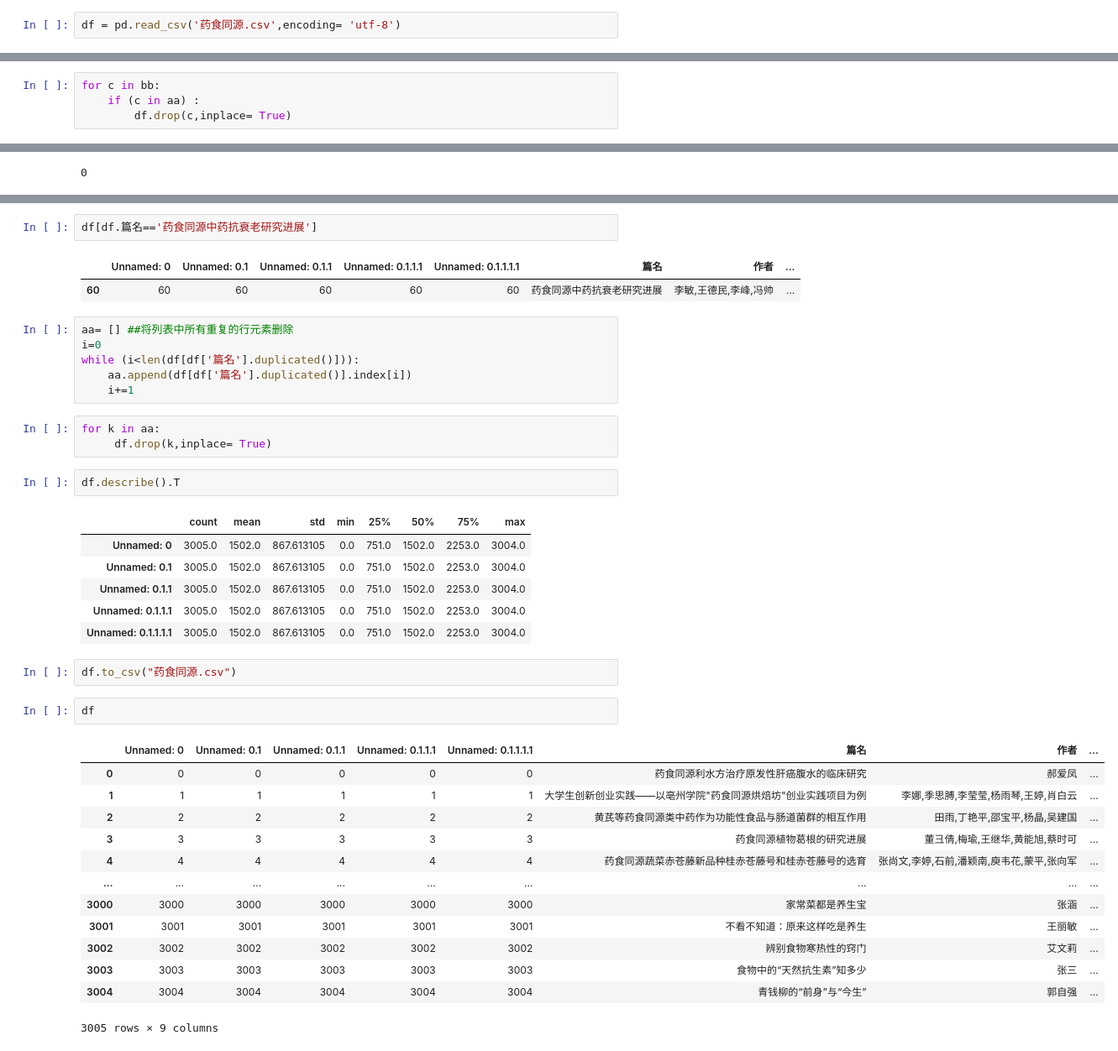
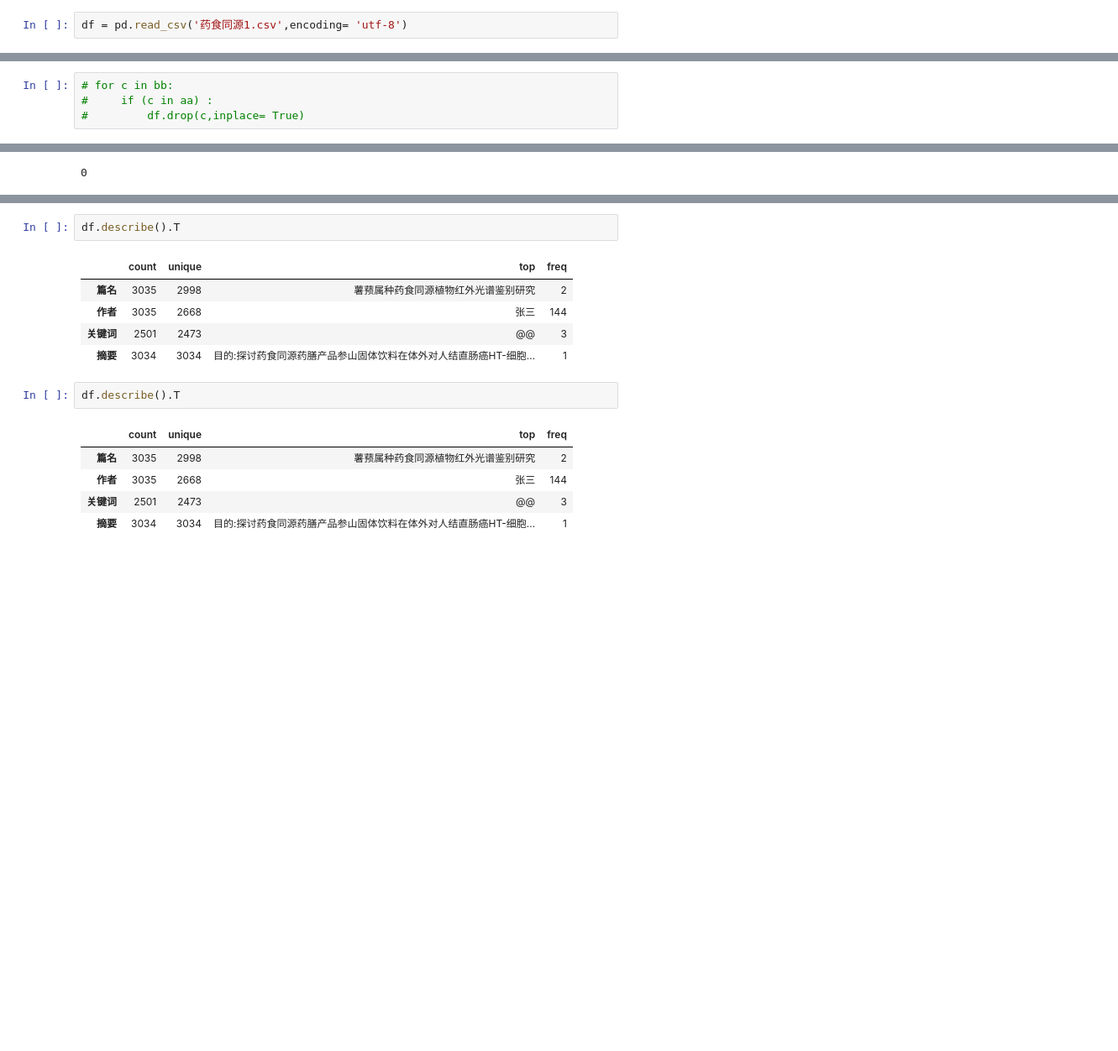
Before and after one commit to hhlcode/pythonlearn, a Jupyter notebook: 药食同源/药食同源数据清洗.ipynb, the cells around one changed output, grey strips where cells are left out. Shown: that part at 84% size. Saved outputs shown, nothing was run; the diff lists cells and outputs as text; blank space fills up the shorter version.

```diff
--- a/药食同源/药食同源数据清洗.ipynb
+++ b/药食同源/药食同源数据清洗.ipynb
@@ -6,7 +6,7 @@ import jieba
 %matplotlib inline
 #jupyter notebook一定运行这一行代码，在cell中显示图形
 # %%
-df = pd.read_csv('药食同源.csv',encoding= 'utf-8')
+df = pd.read_csv('药食同源1.csv',encoding= 'utf-8')
 # %%
 df.info()#了解数据结构，说明这个数据中有很多空数据
 # %% [output]
@@ -141,4 +98,4 @@ i
 # %%
-for c in bb:
-    if (c in aa) :
-        df.drop(c,inplace= True)
+# for c in bb:
+#     if (c in aa) :
+#         df.drop(c,inplace= True)
@@ -196,41 +160,16 @@ df.describe().T
-# %%
-df[df.篇名=='药食同源中药抗衰老研究进展']
-# %% [output]
-|  | Unnamed: 0 | Unnamed: 0.1 | Unnamed: 0.1.1 | Unnamed: 0.1.1.1 | Unnamed: 0.1.1.1.1 | 篇名 | 作者 | ... |
-| 60 | 60 | 60 | 60 | 60 | 60 | 药食同源中药抗衰老研究进展 | 李敏,王德民,李峰,冯帅 | ... |
-# %%
-aa= [] ##将列表中所有重复的行元素删除
-i=0
-while (i<len(df[df['篇名'].duplicated()])):
-    aa.append(df[df['篇名'].duplicated()].index[i])
-    i+=1
-# %%
-for k in aa:
-     df.drop(k,inplace= True)
 # %%
 df.describe().T
 # %% [output]
-|  | count | mean | std | min | 25% | 50% | 75% | max |
-| Unnamed: 0 | 3005.0 | 1502.0 | 867.613105 | 0.0 | 751.0 | 1502.0 | 2253.0 | 3004.0 |
-| Unnamed: 0.1 | 3005.0 | 1502.0 | 867.613105 | 0.0 | 751.0 | 1502.0 | 2253.0 | 3004.0 |
-| Unnamed: 0.1.1 | 3005.0 | 1502.0 | 867.613105 | 0.0 | 751.0 | 1502.0 | 2253.0 | 3004.0 |
-| Unnamed: 0.1.1.1 | 3005.0 | 1502.0 | 867.613105 | 0.0 | 751.0 | 1502.0 | 2253.0 | 3004.0 |
-| Unnamed: 0.1.1.1.1 | 3005.0 | 1502.0 | 867.613105 | 0.0 | 751.0 | 1502.0 | 2253.0 | 3004.0 |
+|  | count | unique | top | freq |
+| 篇名 | 3035 | 2998 | 薯蓣属种药食同源植物红外光谱鉴别研究 | 2 |
+| 作者 | 3035 | 2668 | 张三 | 144 |
+| 关键词 | 2501 | 2473 | @@ | 3 |
+| 摘要 | 3034 | 3034 | 目的:探讨药食同源药膳产品参山固体饮料在体外对人结直肠癌HT-细胞... | 1 |
-# %%
-df.to_csv("药食同源.csv")
 # %%
-df
+df.describe().T
 # %% [output]
-|  | Unnamed: 0 | Unnamed: 0.1 | Unnamed: 0.1.1 | Unnamed: 0.1.1.1 | Unnamed: 0.1.1.1.1 | 篇名 | 作者 | ... |
-| 0 | 0 | 0 | 0 | 0 | 0 | 药食同源利水方治疗原发性肝癌腹水的临床研究 | 郝爱凤 | ... |
-| 1 | 1 | 1 | 1 | 1 | 1 | 大学生创新创业实践——以亳州学院"药食同源烘焙坊"创业实践项目为例 | 李娜,季思膊,李莹莹,杨雨琴,王婷,肖白云 | ... |
-| 2 | 2 | 2 | 2 | 2 | 2 | 黄芪等药食同源类中药作为功能性食品与肠道菌群的相互作用 | 田雨,丁艳平,邵宝平,杨晶,吴建国 | ... |
-| 3 | 3 | 3 | 3 | 3 | 3 | 药食同源植物葛根的研究进展 | 董彐倩,梅瑜,王继华,黄能旭,蔡时可 | ... |
-| 4 | 4 | 4 | 4 | 4 | 4 | 药食同源蔬菜赤苍藤新品种桂赤苍藤号和桂赤苍藤号的选育 | 张尚文,李婷,石前,潘颖南,庾韦花,蒙平,张向军 | ... |
-| ... | ... | ... | ... | ... | ... | ... | ... | ... |
-| 3000 | 3000 | 3000 | 3000 | 3000 | 3000 | 家常菜都是养生宝 | 张涵 | ... |
-| 3001 | 3001 | 3001 | 3001 | 3001 | 3001 | 不看不知道：原来这样吃是养生 | 王丽敏 | ... |
-| 3002 | 3002 | 3002 | 3002 | 3002 | 3002 | 辨别食物寒热性的窍门 | 艾文莉 | ... |
-| 3003 | 3003 | 3003 | 3003 | 3003 | 3003 | 食物中的“天然抗生素”知多少 | 张三 | ... |
-| 3004 | 3004 | 3004 | 3004 | 3004 | 3004 | 青钱柳的“前身”与“今生” | 郭自强 | ... |
+|  | count | unique | top | freq |
+| 篇名 | 3035 | 2998 | 薯蓣属种药食同源植物红外光谱鉴别研究 | 2 |
+| 作者 | 3035 | 2668 | 张三 | 144 |
+| 关键词 | 2501 | 2473 | @@ | 3 |
+| 摘要 | 3034 | 3034 | 目的:探讨药食同源药膳产品参山固体饮料在体外对人结直肠癌HT-细胞... | 1 |
-3005 rows × 9 columns
```
Also changed, not shown: parts of 22 cells of this notebook, 6 other files.
